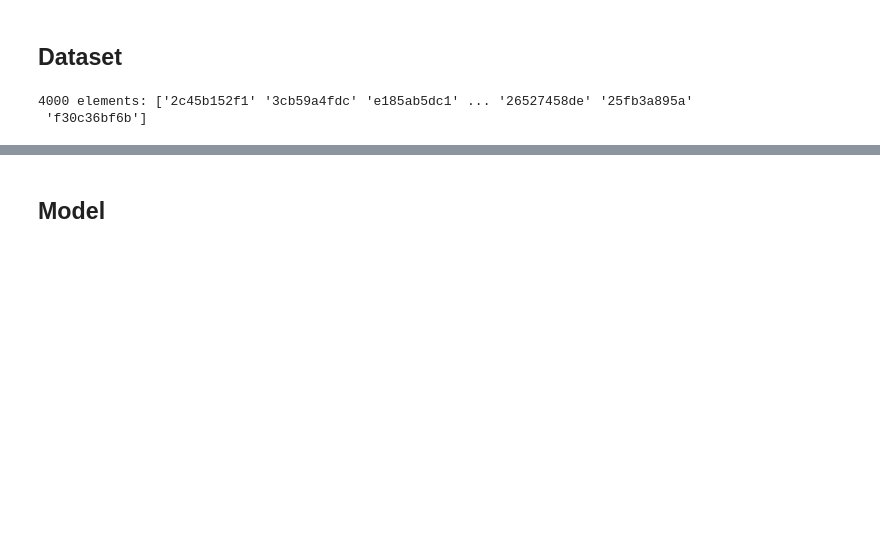
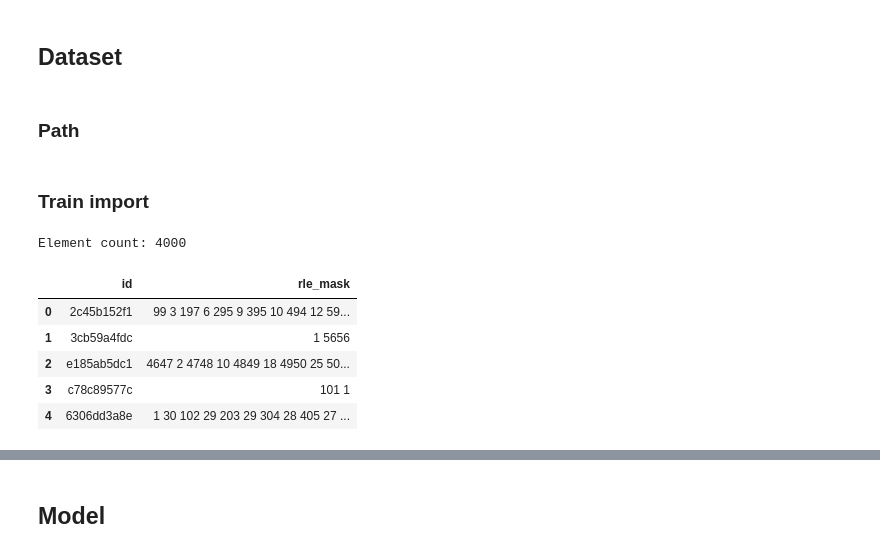
Before and after one commit to Jangberry/unet-salt, a Jupyter notebook: notebook.ipynb, the cells around one changed output, grey strips where cells are left out. Saved outputs shown, nothing was run; the diff lists cells and outputs as text; code cells hidden in the pictures; blank space fills up the shorter version.

```diff
--- a/notebook.ipynb
+++ b/notebook.ipynb
@@ -33,9 +39,30 @@ from torch.optim import Adam
 # %% [markdown]
 ## Dataset
-# %%
-with open('dataset/train.csv') as f:
-    ids = np.loadtxt(f, delimiter=',', skiprows=1, usecols=(0,), dtype=str)
-    print(ids.size, "elements:", ids)
-# %% [output]
-4000 elements: ['2c45b152f1' '3cb59a4fdc' 'e185ab5dc1' ... '26527458de' '25fb3a895a'
- 'f30c36bf6b']
+# %% [markdown]
+### Path
+# %%
+DATASET_PATH = 'dataset'
+TRAIN_CSV_PATH = path.join(DATASET_PATH, 'train.csv')
+DEPTHS_CSV_PATH = path.join(DATASET_PATH, 'depths.csv')
+SAMPLE_SUBMISSION_CSV_PATH = path.join(DATASET_PATH, 'sample_submission.csv')
+
+TRAIN_DATASET_PATH = path.join(DATASET_PATH, 'train')
+TRAIN_MASK_IMAGES_PATH = path.join(TRAIN_DATASET_PATH, 'masks')
+TRAIN_IMAGES_PATH = path.join(TRAIN_DATASET_PATH, 'images')
+IMAGE_EXT = '.png'
+# %% [markdown]
+### Train import
+# %%
+dataset = pd.read_csv(TRAIN_CSV_PATH)
+
+
+print(f"Element count: {len(dataset)}")
+dataset.head()
+# %% [output]
+Element count: 4000
+|  | id | rle_mask |
+| 0 | 2c45b152f1 | 99 3 197 6 295 9 395 10 494 12 59... |
+| 1 | 3cb59a4fdc | 1 5656 |
+| 2 | e185ab5dc1 | 4647 2 4748 10 4849 18 4950 25 50... |
+| 3 | c78c89577c | 101 1 |
+| 4 | 6306dd3a8e | 1 30 102 29 203 29 304 28 405 27 ... |
```
Also changed, not shown: parts of 18 cells of this notebook, 1 other file.
